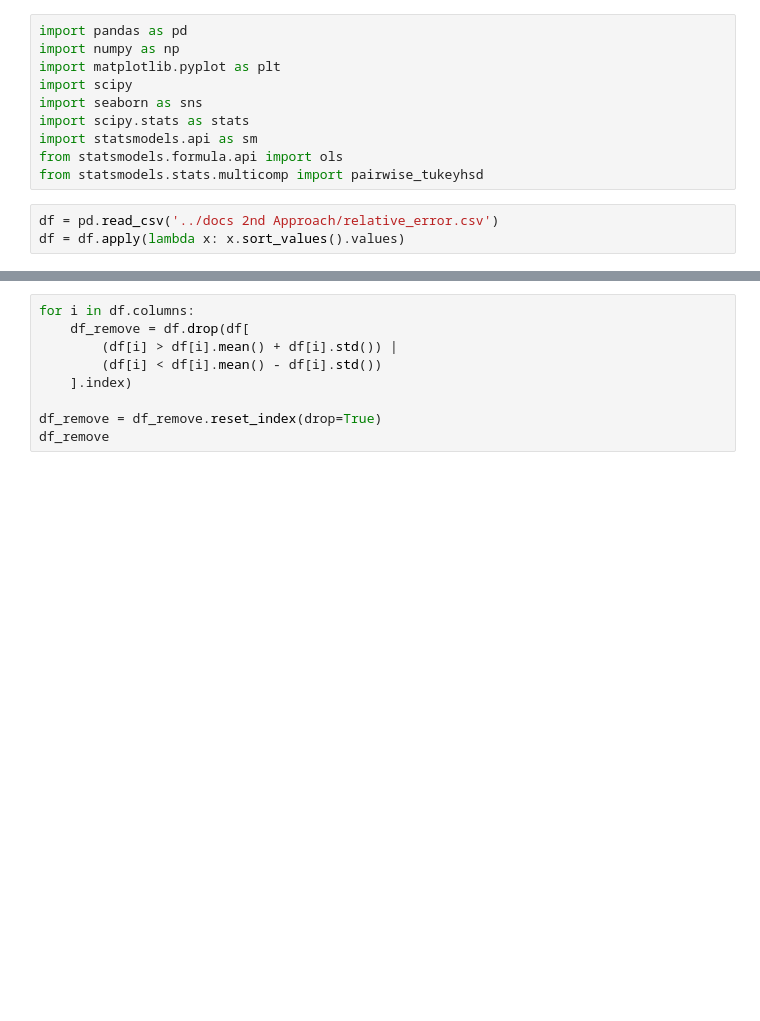
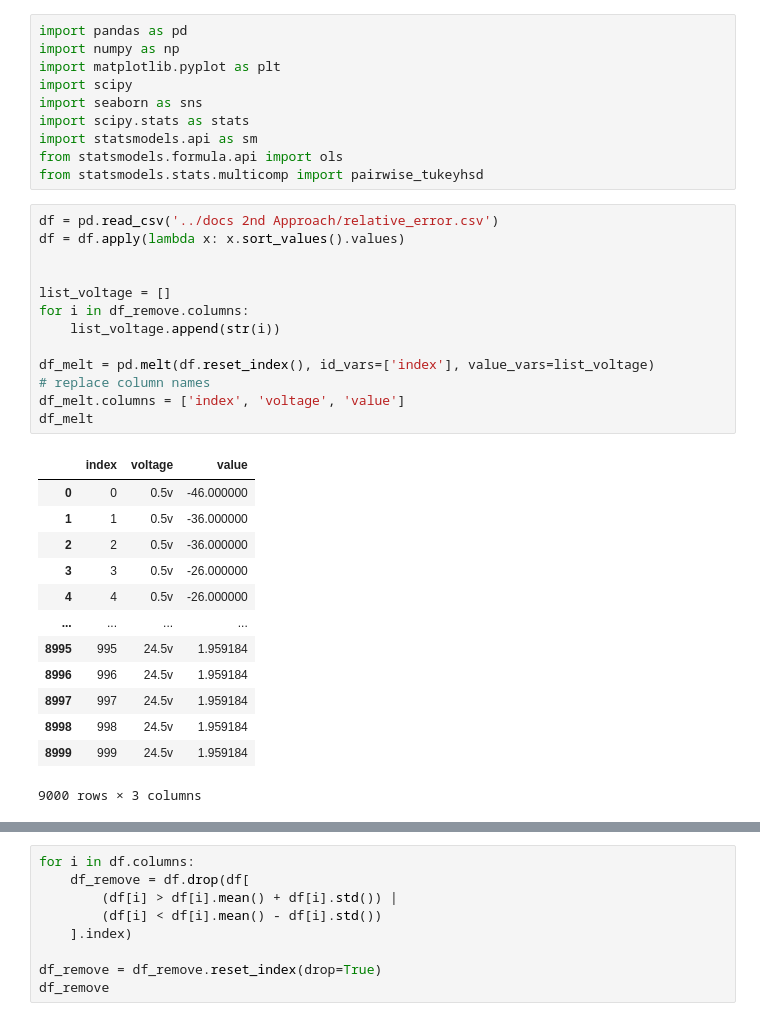
Before and after one commit to BiggusMaximus/Solar-Panel-Monitoring, a Jupyter notebook: Arduino-Bluetooth/2nd Approach/remove_outlier_each_voltage_std.ipynb, the cells around one changed output, grey strips where cells are left out. Cells and saved outputs as stored; diff of their text form; blank space fills up the shorter version.

```diff
--- a/Arduino-Bluetooth/2nd Approach/remove_outlier_each_voltage_std.ipynb
+++ b/Arduino-Bluetooth/2nd Approach/remove_outlier_each_voltage_std.ipynb
@@ -11,3 +11,27 @@ from statsmodels.stats.multicomp import pairwise_tukeyhsd
 # %%
 df = pd.read_csv('../docs 2nd Approach/relative_error.csv')
 df = df.apply(lambda x: x.sort_values().values)
+
+
+list_voltage = []
+for i in df_remove.columns:
+    list_voltage.append(str(i))
+
+df_melt = pd.melt(df.reset_index(), id_vars=['index'], value_vars=list_voltage)
+# replace column names
+df_melt.columns = ['index', 'voltage', 'value']
+df_melt
+# %% [output]
+|  | index | voltage | value |
+| 0 | 0 | 0.5v | -46.000000 |
+| 1 | 1 | 0.5v | -36.000000 |
+| 2 | 2 | 0.5v | -36.000000 |
+| 3 | 3 | 0.5v | -26.000000 |
+| 4 | 4 | 0.5v | -26.000000 |
+| ... | ... | ... | ... |
+| 8995 | 995 | 24.5v | 1.959184 |
+| 8996 | 996 | 24.5v | 1.959184 |
+| 8997 | 997 | 24.5v | 1.959184 |
+| 8998 | 998 | 24.5v | 1.959184 |
+| 8999 | 999 | 24.5v | 1.959184 |
+9000 rows × 3 columns
```
Also changed, not shown: parts of 2 cells of this notebook, 16 other files.
